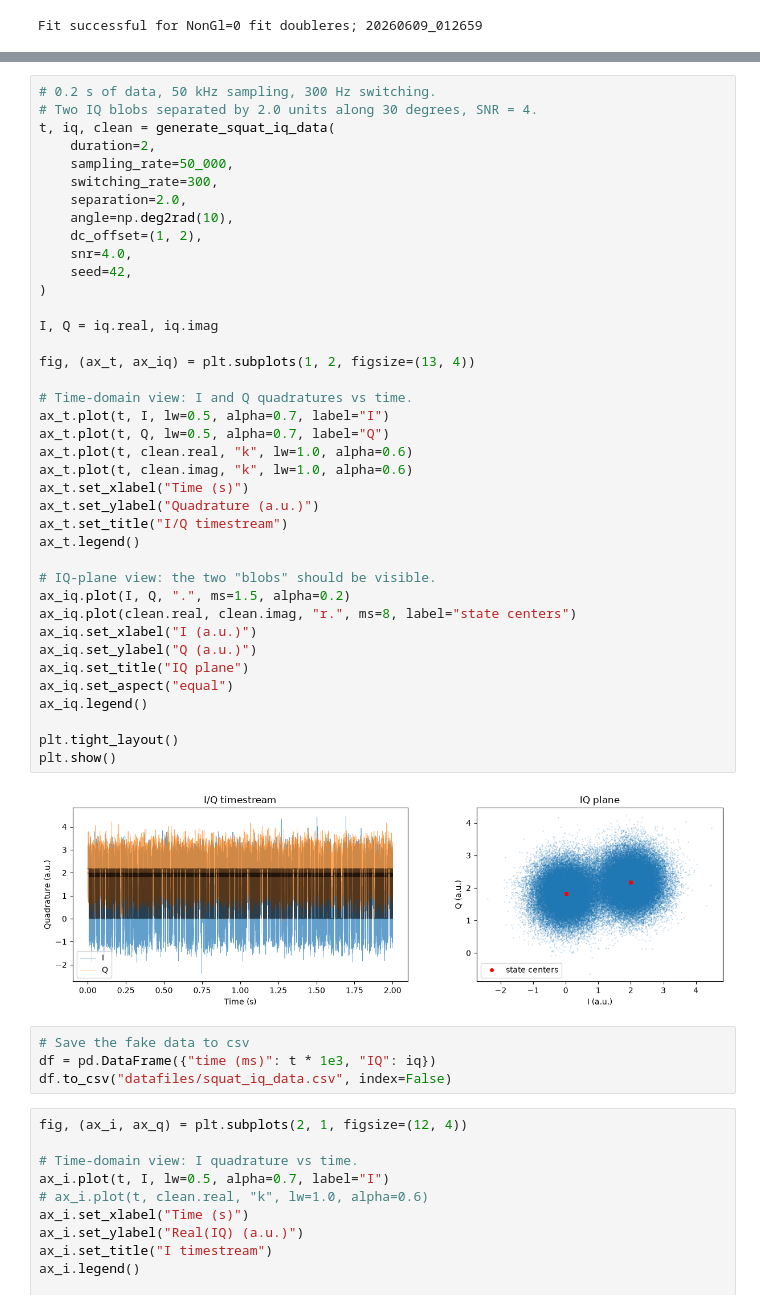
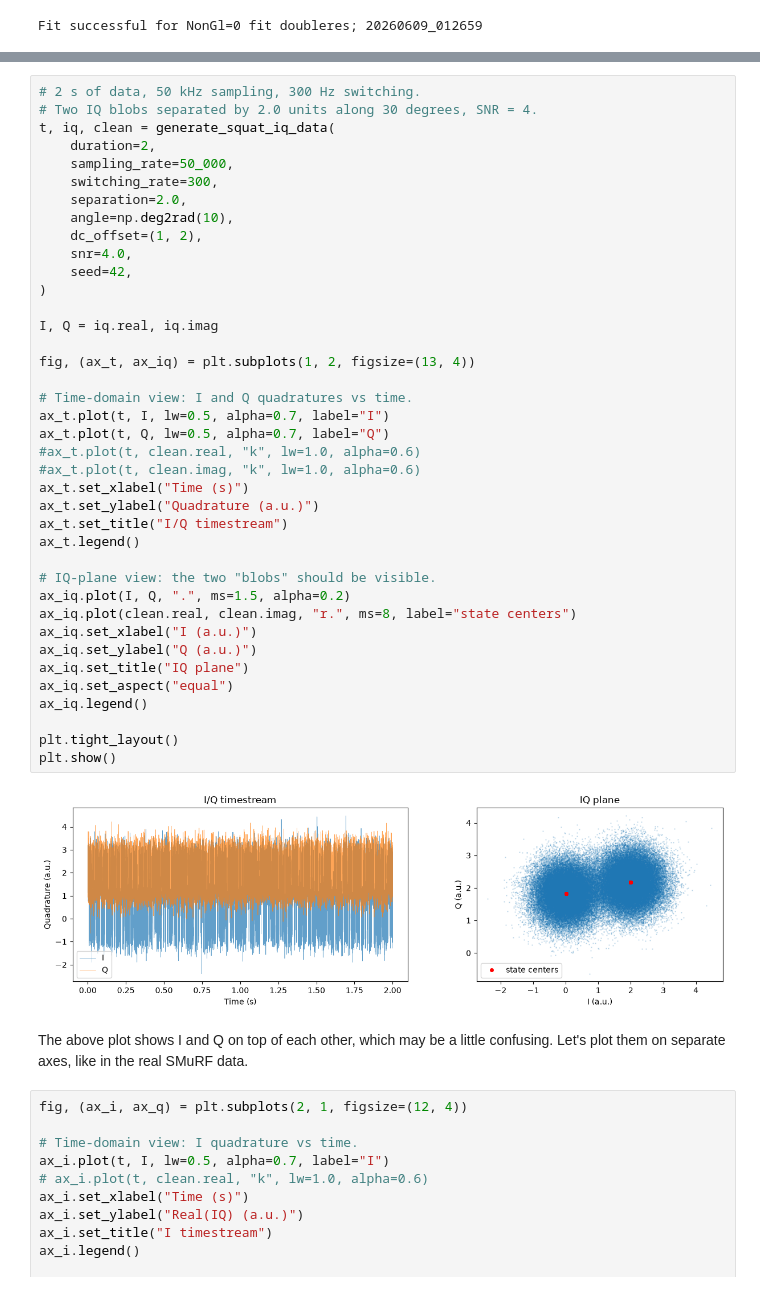
Before and after one commit to smithzj1694/slac-summer-institute-smurf_tutorial, a Jupyter notebook: SQUAT_demo.ipynb, the cells around one changed output, grey strips where cells are left out. Drawn from its saved outputs; the diff is of its cells as text.

```diff
--- a/SQUAT_demo.ipynb
+++ b/SQUAT_demo.ipynb
@@ -182,5 +196,5 @@ plt.show()
 # %%
-# 0.2 s of data, 50 kHz sampling, 300 Hz switching.
+# 2 s of data, 50 kHz sampling, 300 Hz switching.
 # Two IQ blobs separated by 2.0 units along 30 degrees, SNR = 4.
 t, iq, clean = generate_squat_iq_data(
     duration=2,
@@ -190,40 +204,38 @@ t, iq, clean = generate_squat_iq_data(
     angle=np.deg2rad(10),
     dc_offset=(1, 2),
     snr=4.0,
     seed=42,
 )
 
 I, Q = iq.real, iq.imag
 
 fig, (ax_t, ax_iq) = plt.subplots(1, 2, figsize=(13, 4))
 
 # Time-domain view: I and Q quadratures vs time.
 ax_t.plot(t, I, lw=0.5, alpha=0.7, label="I")
 ax_t.plot(t, Q, lw=0.5, alpha=0.7, label="Q")
-ax_t.plot(t, clean.real, "k", lw=1.0, alpha=0.6)
-ax_t.plot(t, clean.imag, "k", lw=1.0, alpha=0.6)
+#ax_t.plot(t, clean.real, "k", lw=1.0, alpha=0.6)
+#ax_t.plot(t, clean.imag, "k", lw=1.0, alpha=0.6)
 ax_t.set_xlabel("Time (s)")
 ax_t.set_ylabel("Quadrature (a.u.)")
 ax_t.set_title("I/Q timestream")
 ax_t.legend()
 
 # IQ-plane view: the two "blobs" should be visible.
 ax_iq.plot(I, Q, ".", ms=1.5, alpha=0.2)
 ax_iq.plot(clean.real, clean.imag, "r.", ms=8, label="state centers")
 ax_iq.set_xlabel("I (a.u.)")
 ax_iq.set_ylabel("Q (a.u.)")
 ax_iq.set_title("IQ plane")
 ax_iq.set_aspect("equal")
 ax_iq.legend()
 
 plt.tight_layout()
 plt.show()
 # %% [output]
-[figure, old version]
+[figure, new version]
-# %%
-# Save the fake data to csv
-df = pd.DataFrame({"time (ms)": t * 1e3, "IQ": iq})
-df.to_csv("datafiles/squat_iq_data.csv", index=False)
+# %% [markdown]
+The above plot shows I and Q on top of each other, which may be a little confusing. Let's plot them on separate axes, like in the real SMuRF data.
 # %%
 fig, (ax_i, ax_q) = plt.subplots(2, 1, figsize=(12, 4))
 
```
Also changed, not shown: parts of 22 cells of this notebook, 8 other files.
